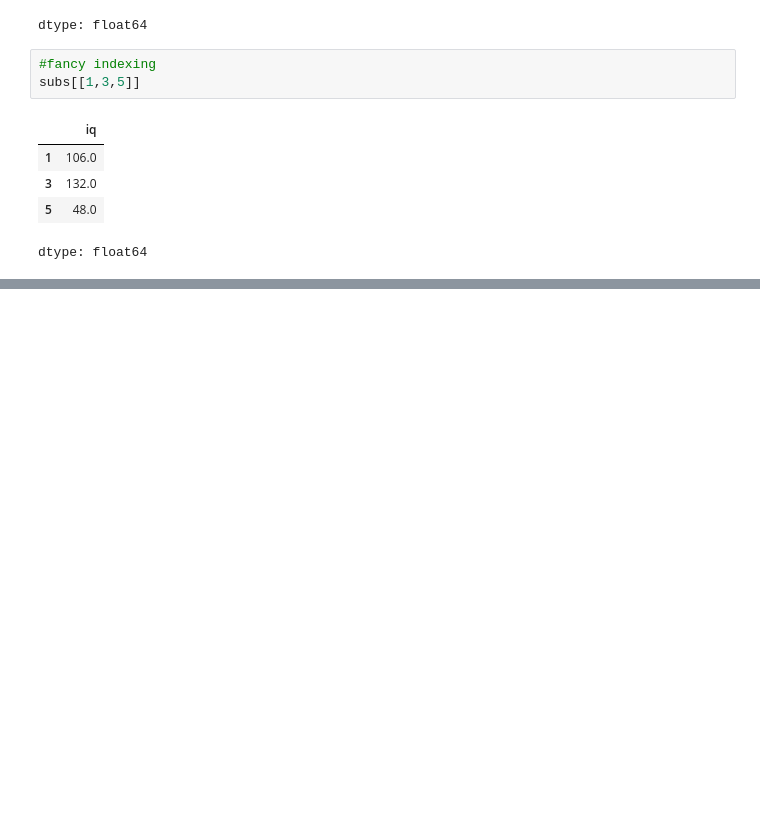
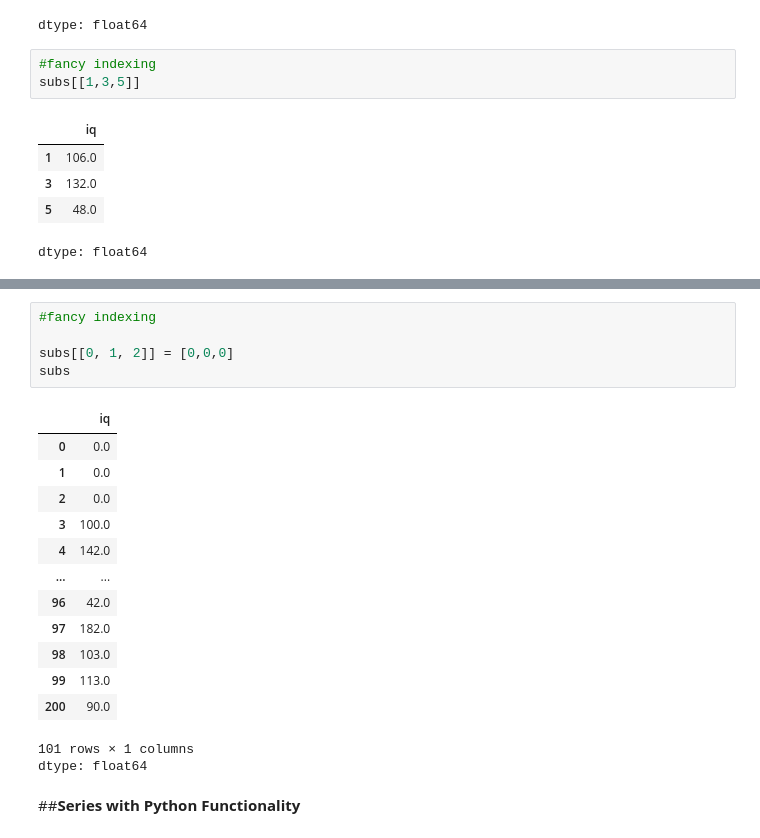
Before and after one commit to Rawatkhushi/ML-Practice-Projects, a Jupyter notebook: 0. Learnings/Pandas_0.ipynb, the cells around one changed output, grey strips where cells are left out. Drawn from its saved outputs; the diff is of its cells as text; blank space fills up the shorter version.

```diff
--- a/0. Learnings/Pandas_0.ipynb
+++ b/0. Learnings/Pandas_0.ipynb
@@ -396,0 +464,22 @@ dtype: float64
+# %%
+#fancy indexing
+
+subs[[0, 1, 2]] = [0,0,0]
+subs
+# %% [output]
+|  | iq |
+| 0 | 0.0 |
+| 1 | 0.0 |
+| 2 | 0.0 |
+| 3 | 100.0 |
+| 4 | 142.0 |
+| ... | ... |
+| 96 | 42.0 |
+| 97 | 182.0 |
+| 98 | 103.0 |
+| 99 | 113.0 |
+| 200 | 90.0 |
+101 rows × 1 columns
+dtype: float64
+# %% [markdown]
+##**Series with Python Functionality**
```
Also changed, not shown: parts of 11 cells of this notebook.
